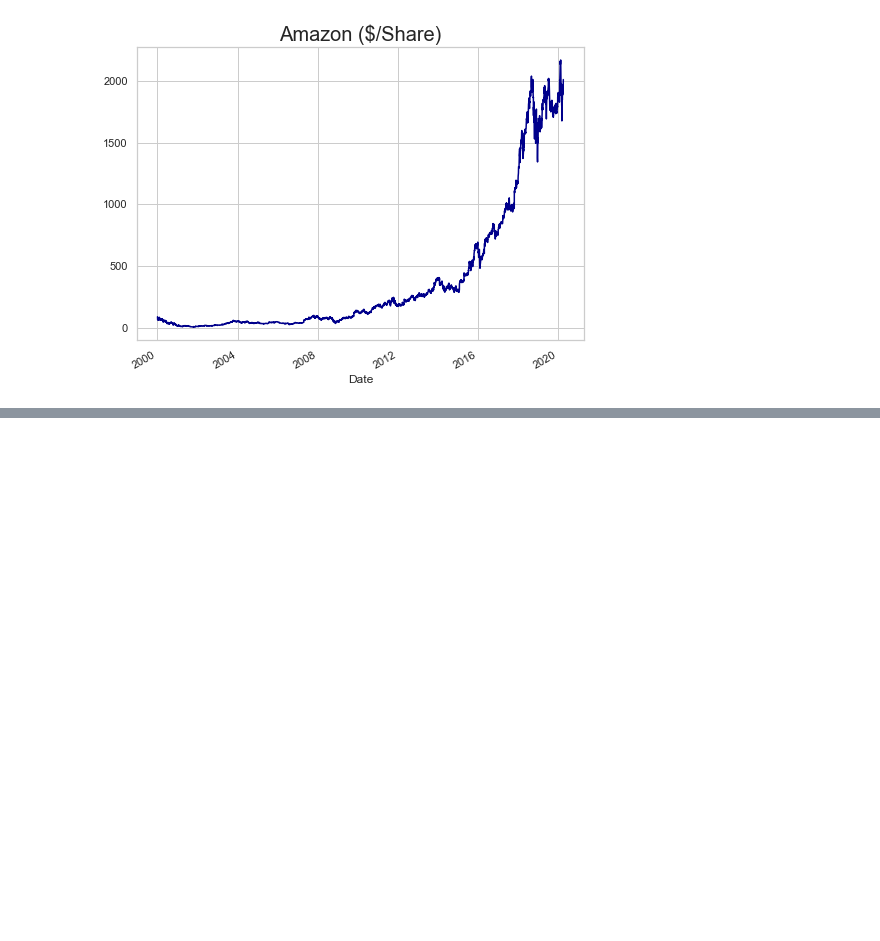
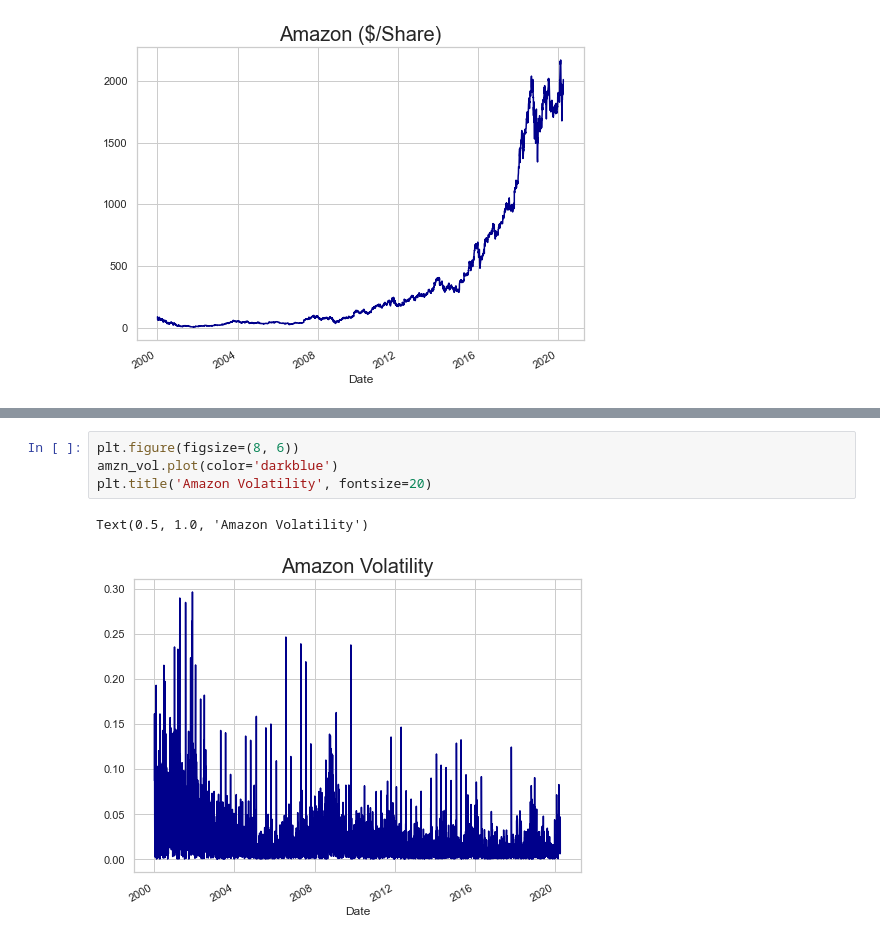
Before and after one commit to thsavage/CREF1-CE1005, a Jupyter notebook: Forces Shaping Commercial Real Estate.ipynb, the cells around one changed output, grey strips where cells are left out. Drawn from its saved outputs; the diff is of its cells as text; blank space fills up the shorter version.

```diff
--- a/Forces Shaping Commercial Real Estate.ipynb
+++ b/Forces Shaping Commercial Real Estate.ipynb
@@ -351,0 +372,7 @@ Text(0.5, 1.0, 'Amazon ($/Share)')
+# %%
+plt.figure(figsize=(8, 6))
+amzn_vol.plot(color='darkblue')
+plt.title('Amazon Volatility', fontsize=20)
+# %% [output]
+Text(0.5, 1.0, 'Amazon Volatility')
+[figure, added]
```
Also changed, not shown: parts of 12 cells of this notebook.
